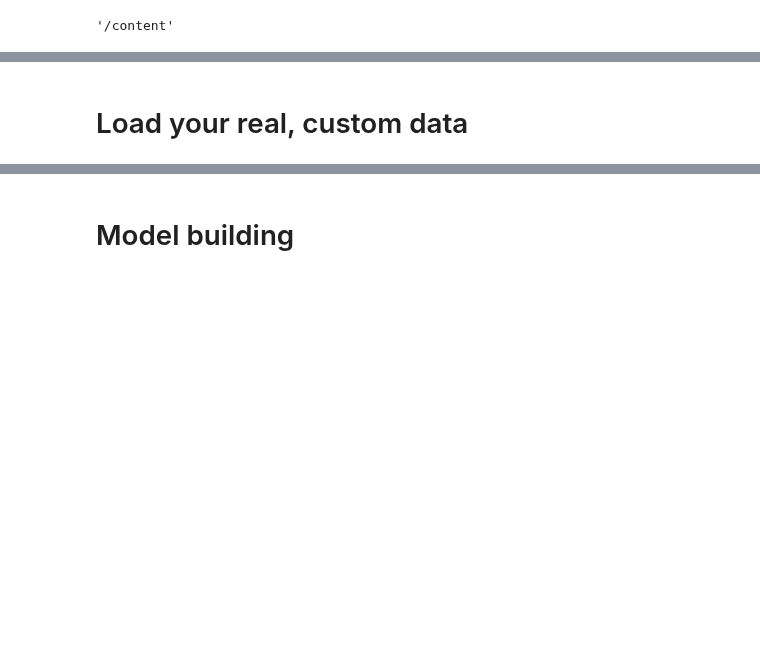
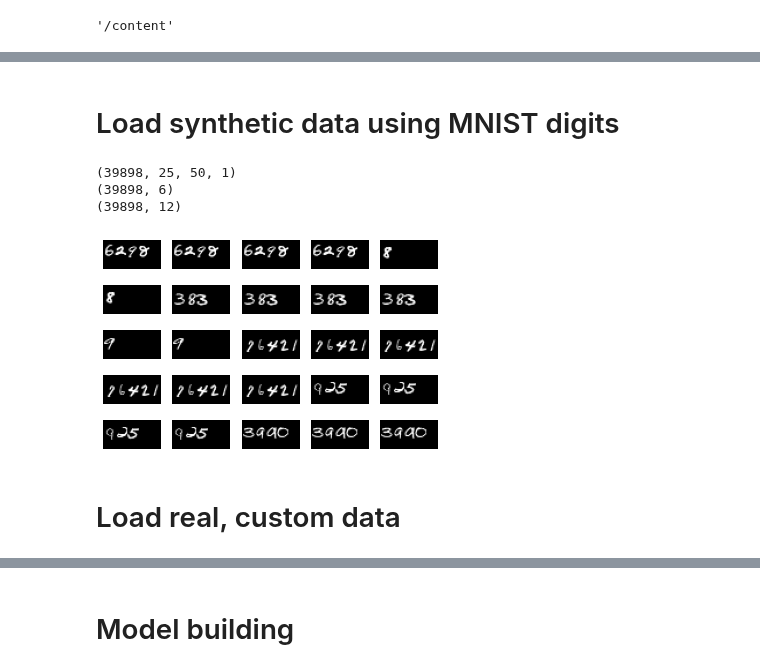
Before and after one commit to Kacper777777/Digits_sequence_detector, a Jupyter notebook: digits_ocr.ipynb, the cells around one changed output, grey strips where cells are left out. Drawn from its saved outputs; the diff is of its cells as text; code cells hidden in the pictures; blank space fills up the shorter version.

Commit message:
Upgrading digits_ocr.ipynb. Adding possibility to use either 1 or 3 channels. Adding some useful functions. Clearning code.

```diff
--- a/digits_ocr.ipynb
+++ b/digits_ocr.ipynb
@@ -178,2 +262,74 @@ print(y_synt.shape)
+# %% [markdown]
+# Load synthetic data using MNIST digits
+# %%
+# random.seed(42)
+
+def load_synthetic_data_from_mnist(samples, channels):
+
+    X1_synt, X2_synt, y_synt = list(), list(), list()
+
+    # Load raw data from keras dataset
+    (X_raw, y_raw), (X_raw_test, y_raw_test) = mnist.load_data()
+    n_train, n_test = X_raw.shape[0], X_raw_test.shape[0]
+    n_class, n_len, height, width = 11, 5, 25, 10
+
+    X_len = X_raw.shape[0]
+
+    for j in range(samples):
+        # generate random numbers of digits
+        img = np.zeros((height, width*n_len), dtype=np.uint8)
+        n_digit = random.randint(1,5)
+        number = ""
+        shift_vert = random.randint(4, 12)
+        for i in range(n_digit):
+            index = random.randint(0, X_len-1)
+            image = X_raw[index]
+            image = image[3:28, 4:24]
+            # resize image
+            image = cv2.resize(image, (10,12))
+            shift_hor = random.randint(0, 2) if i != 4 else 0
+            img[shift_vert:shift_vert+12,
+                shift_hor+i*width:shift_hor+width+i*width] = image.copy()
+            number += str(y_raw[index])
+
+        # convert from grayscale (1 channel) to RGB (3 channels)
+        if channels == 3:
+            img = np.expand_dims(img, axis = 2)
+            color_map = random.randint(0, 11)
+            img = grayscale_to_rgb(img, color_map)
+        elif channels != 1:
+            raise Exception("Incorrect number of channels (should be either 1 or 3)")
+
+        img_array, in_seq, out_seq = encode_sequence(img, number, wordtoix)
+        X1_synt.extend(img_array)
+        X2_synt.extend(in_seq)
+        y_synt.extend(out_seq)
+
+    X1_synt = np.array(X1_synt)
+    X2_synt = np.array(X2_synt)
+    y_synt = np.array(y_synt)
+
+    if channels == 1:
+        X1_synt = np.expand_dims(X1_synt, axis = 3)
+
+    return X1_synt, X2_synt, y_synt
+
+channels = 1
+X1_synt_mnist, X2_synt_mnist, y_synt_mnist = load_synthetic_data_from_mnist(int(SAMPLES),
+                                                                            channels)
+print(X1_synt_mnist.shape)
+print(X2_synt_mnist.shape)
+print(y_synt_mnist.shape)
+
+# normalize the data
+X1_synt_mnist = normalize_data(X1_synt_mnist)
+
+# Visualize digits sequences generated
+visualize_data(X1_synt_mnist, channels)
+# %% [output]
+(39898, 25, 50, 1)
+(39898, 6)
+(39898, 12)
+[figure, added]
 # %% [markdown]
-# Load your real, custom data
+# Load real, custom data
```
Also changed, not shown: parts of 30 cells of this notebook.
